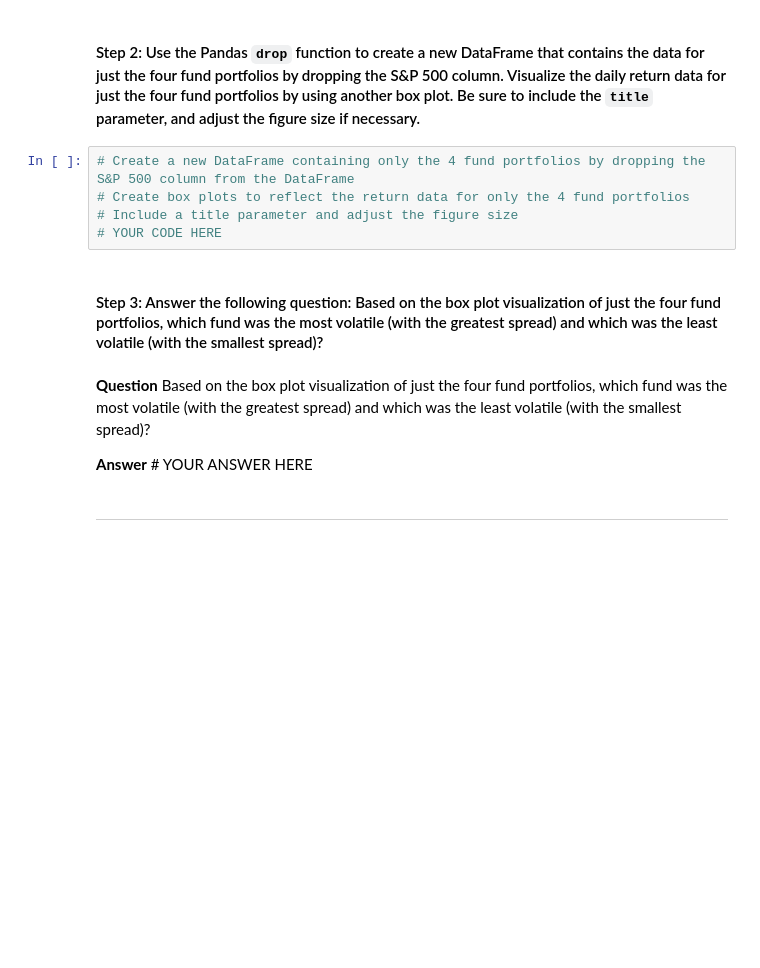
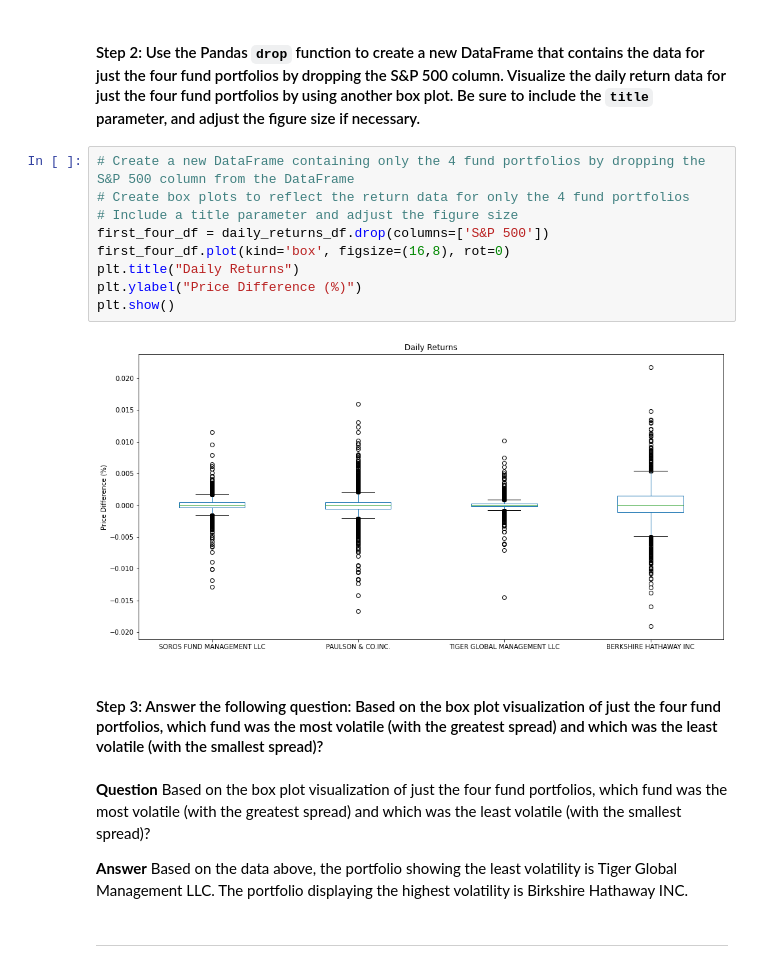
Before and after one commit to MaxAcheson/Module_4_Challenge, a Jupyter notebook: Starter_Code/risk_return_analysis.ipynb, the cells around one changed output. Saved outputs shown, nothing was run; the diff lists cells and outputs as text; blank space fills up the shorter version.

```diff
--- a/Starter_Code/risk_return_analysis.ipynb
+++ b/Starter_Code/risk_return_analysis.ipynb
@@ -189,14 +217,20 @@ Analyze the volatility of each of the four fund portfolios and of the S&P 500 In
 # %%
 # Create a new DataFrame containing only the 4 fund portfolios by dropping the S&P 500 column from the DataFrame
 # Create box plots to reflect the return data for only the 4 fund portfolios
 # Include a title parameter and adjust the figure size
-# YOUR CODE HERE
+first_four_df = daily_returns_df.drop(columns=['S&P 500'])
+first_four_df.plot(kind='box', figsize=(16,8), rot=0)
+plt.title("Daily Returns")
+plt.ylabel("Price Difference (%)")
+plt.show()
+# %% [output]
+[figure, added]
 # %% [markdown]
 #### Step 3: Answer the following question: Based on the box plot visualization of just the four fund portfolios, which fund was the most volatile (with the greatest spread) and which was the least volatile (with the smallest spread)?
 # %% [markdown]
 **Question** Based on the box plot visualization of just the four fund portfolios, which fund was the most volatile (with the greatest spread) and which was the least volatile (with the smallest spread)?
 
-**Answer** # YOUR ANSWER HERE
+**Answer** Based on the data above, the portfolio showing the least volatility is Tiger Global Management LLC. The portfolio displaying the highest volatility is Birkshire Hathaway INC.
 # %% [markdown]
 ---
 # %% [markdown]
```
Also changed, not shown: parts of 9 cells of this notebook.
